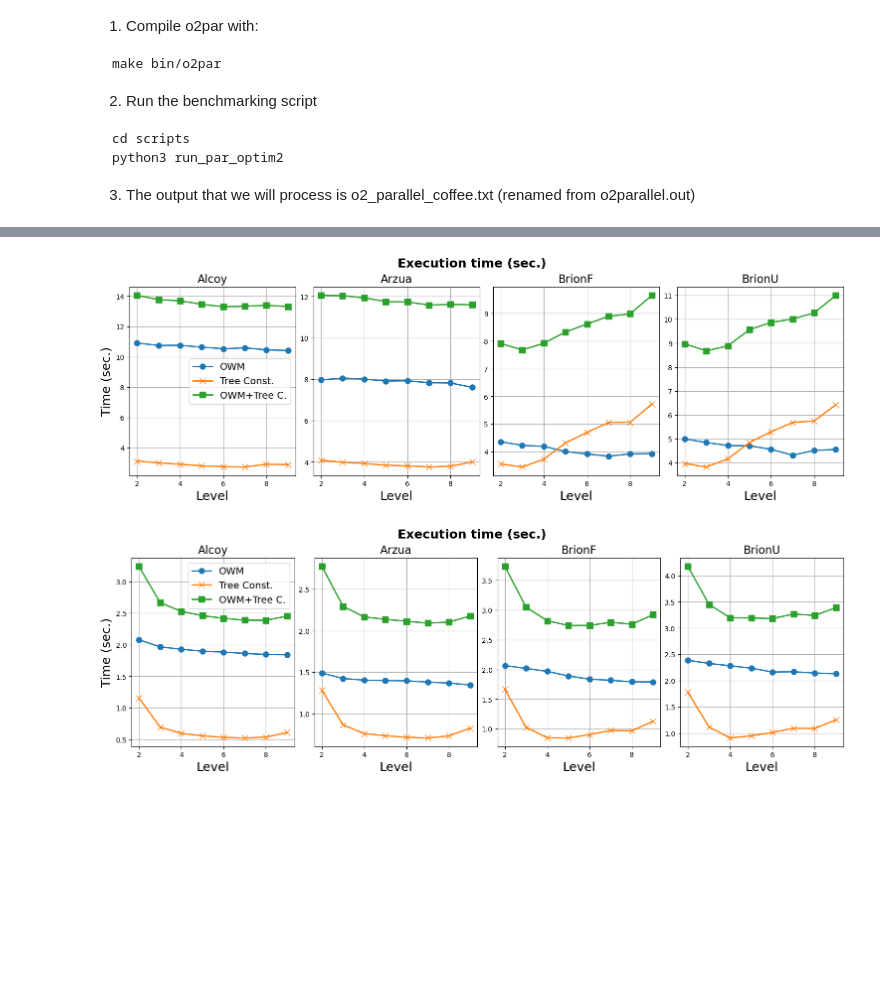
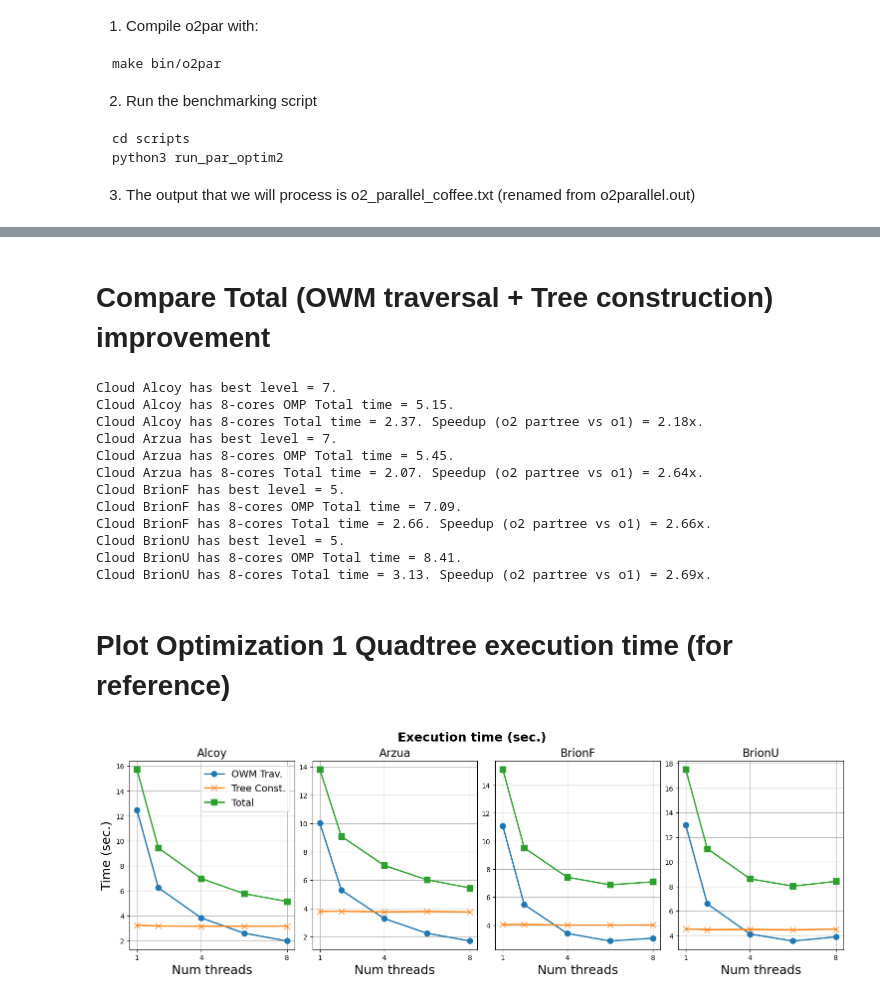
Before and after one commit to PPMC-DAC/FastOWM, a Jupyter notebook: Results/process_o2partree_results.ipynb, the cells around one changed output, grey strips where cells are left out. Drawn from its saved outputs; the diff is of its cells as text; code cells hidden in the pictures; blank space fills up the shorter version.

Commit message:
Updated ipynb with optimization 2 results

```diff
--- a/Results/process_o2partree_results.ipynb
+++ b/Results/process_o2partree_results.ipynb
@@ -52,6 +52,7 @@ def tokenize1(filename,noH=False):
             results[i][j]['stage2']=mean(experiment[i][j][2:16:3])
             results[i][j]['stage3']=mean(experiment[i][j][3:16:3])
             results[i][j]['owm']=experiment[i][j][16]
+            results[i][j]['total']=experiment[i][j][0]+experiment[i][j][16]
     return results
 
 def tokenize2(filename,noH=False):
@@ -62,11 +63,11 @@ def tokenize2(filename,noH=False):
             tokens = line.split()
             if "Running:" in tokens:
                 if noH:
-                    name=tokens[2].split("/")[3][:-1]
+                    name=tokens[3].split("/")[3][:-1]
                 else:
-                    name=tokens[2].split("/")[3]
-                nth=int(tokens[6])
-                level=int(tokens[9])
+                    name=tokens[3].split("/")[3]
+                nth=int(tokens[11])
+                level=int(tokens[19])
                 if name not in experiment:
                     experiment[name]={}
                 if level not in experiment[name]:
@@ -95,6 +96,7 @@ def tokenize2(filename,noH=False):
                 results[i][j][k]['stage2']=mean(experiment[i][j][k][1:15:3])
                 results[i][j][k]['stage3']=mean(experiment[i][j][k][2:15:3])
                 results[i][j][k]['owm']=experiment[i][j][k][16]
+                results[i][j][k]['total']=experiment[i][j][k][15]+experiment[i][j][k][16]
     return results
 
 res1=tokenize1("o1_qtree_coffee.txt")
@@ -103,40 +235,63 @@ res4=tokenize2("o2_partree_coffee.txt",True)  # optim2 with parallel tree constr
+# %% [markdown]
+# Compare Total (OWM traversal + Tree construction) improvement
+# %%
+def printtotal(nth,res):#best level
+    for i in res:
+        bestlevel=min(res[i], key=lambda x: res[i][x][nth]['total'])
+        print("Cloud {} has best level = {}.".format(i, bestlevel))
+        print("Cloud {} has {}-cores OMP Total time = {:.2f}.".format(i,nth, res1[i][nth]['total']))
+        print("Cloud {} has {}-cores Total time = {:.2f}. Speedup (o2 partree vs o1) = {:.2f}x.".format(i,nth,res[i][bestlevel][nth]['total'], res1[i][nth]['total']/res[i][bestlevel][nth]['total'] ))
+
+#printtotal(1,res4)
+printtotal(8,res4)
+# %% [output]
+Cloud Alcoy has best level = 7.
+Cloud Alcoy has 8-cores OMP Total time = 5.15.
+Cloud Alcoy has 8-cores Total time = 2.37. Speedup (o2 partree vs o1) = 2.18x.
+Cloud Arzua has best level = 7.
+Cloud Arzua has 8-cores OMP Total time = 5.45.
+Cloud Arzua has 8-cores Total time = 2.07. Speedup (o2 partree vs o1) = 2.64x.
+Cloud BrionF has best level = 5.
+Cloud BrionF has 8-cores OMP Total time = 7.09.
+Cloud BrionF has 8-cores Total time = 2.66. Speedup (o2 partree vs o1) = 2.66x.
+Cloud BrionU has best level = 5.
+Cloud BrionU has 8-cores OMP Total time = 8.41.
+Cloud BrionU has 8-cores Total time = 3.13. Speedup (o2 partree vs o1) = 2.69x.
+# %% [markdown]
+# Plot Optimization 1 Quadtree execution time (for reference)
 # %%
-def plot_levels(nth,results):
+def plot_alltimes(results):
     #Configuration variables
     titlefs = 20
     ylabelfs = 18
     xlabelfs = 18
     xticksfs = 16
     yticksfs = 16
     legendfs = 14
     linew = 2
     markers = 8
     marks=['o-','x-','s-','v-','+-']
 
-    #fig = plt.figure()
-    labels=['OWM','Tree Const.','OWM+Tree C.']
+    labels=['OWM Trav.','Tree Const.','Total']
     #define grid of plots
     fig, axs = plt.subplots(nrows=1, ncols=4,figsize=(15, 5), constrained_layout=True) #sharey=True
     for i,name in zip(range(4),['Alcoy','Arzua','BrionF','BrionU']):
         x=list(results[name].keys())
-        axs[i].plot(np.array(x), np.array([results[name][j][nth]['owm'] for j in x]), marks[0], linewidth=linew, markersize=markers)
-        axs[i].plot(np.array(x), np.array([results[name][j][nth]['qtree'] for j in x]), marks[1], linewidth=linew, markersize=markers)
-        axs[i].plot(np.array(x), np.array([results[name][j][nth]['qtree']+results[name][j][nth]['owm'] for j in x]), marks[2], linewidth=linew, markersize=markers)
+        axs[i].plot(np.array(x), np.array([results[name][nth]['owm'] for nth in x]), marks[0], linewidth=linew, markersize=markers)
+        axs[i].plot(np.array(x), np.array([results[name][nth]['qtree'] for nth in x]), marks[1], linewidth=linew, markersize=markers)
+        axs[i].plot(np.array(x), np.array([results[name][nth]['qtree']+results[name][nth]['owm'] for nth in x]), marks[2], linewidth=linew, markersize=markers)
 
         axs[i].set_title(name,fontsize=16)
-        axs[i].set_xlabel('Level', fontsize=xlabelfs)
+        axs[i].set_xlabel('Num threads', fontsize=xlabelfs)
         axs[i].set_xticks(x[::2],fontsize=xticksfs)
         # axs[i].yticks(fontsize=yticksfs)
         axs[i].grid()
 
     fig.suptitle('Execution time (sec.)',  fontweight='bold', fontsize=18)
     axs[0].set_ylabel('Time (sec.)', fontsize=ylabelfs)
     axs[0].legend(labels,loc='best', fontsize= 14)
     #axs[i].show()
 
-
-plot_levels(1,res4)
-plot_levels(8,res4)
+plot_alltimes(res1)
 # %% [output]
-[figure, old version]
+[figure, new version]
-[figure, removed]
```
Also changed, not shown: parts of 13 cells of this notebook.
